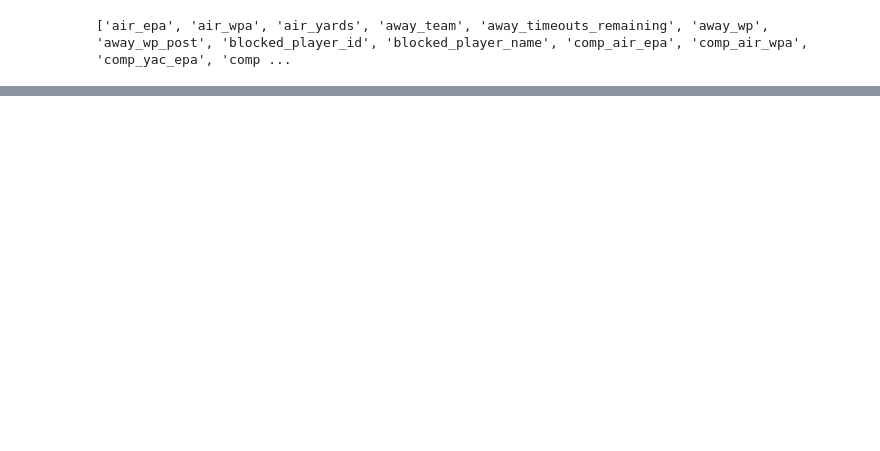
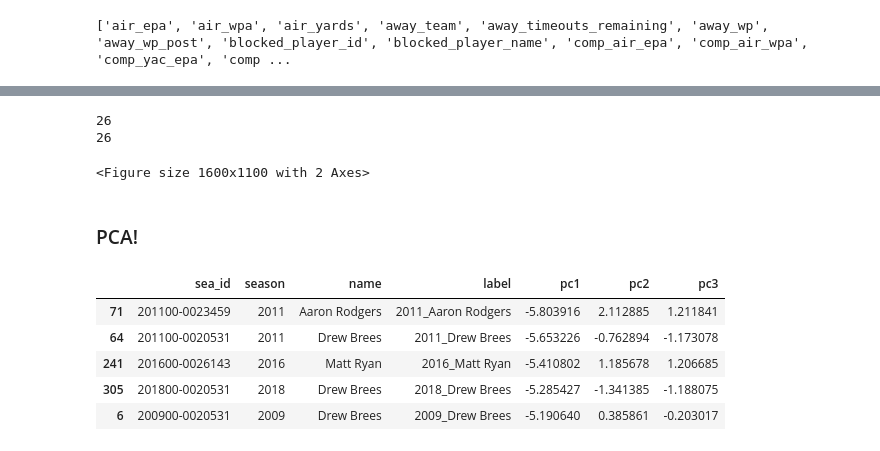
Before and after one commit to btatkinson/player_vectors, a Jupyter notebook: player_vectors.ipynb, the cells around one changed output, grey strips where cells are left out. Saved outputs shown, nothing was run; the diff lists cells and outputs as text; code cells hidden in the pictures; blank space fills up the shorter version.

```diff
--- a/player_vectors.ipynb
+++ b/player_vectors.ipynb
@@ -290,0 +314,37 @@ icay = qb_incomps.groupby(['sea_id'])['air_yards'].mean().reset_index
+# %%
+# merge in roster
+roster_merge = roster[['sea_id','age','height','weight','av']]
+gc = pd.merge(how='left',left=gc,right=roster_merge,on=['sea_id'])
+# %%
+import seaborn as sns
+import matplotlib.pyplot as plt
+
+# change gc column order
+print(len(list(gc)))
+cols = ['sea_id','age','height','weight','av',
+        'Dropbacks/G','EPA/D','SR/D','Comp/D','Incomp/D','TD/D','INT/D','Sack/D','Hit/D','Avg_WP',
+        'YPComp','aDOT','YAC','YPComp_Expl','YAC_Expl','AY_Expl','ICAY','YPC','Run_Exp','Run Att/G',
+        'Run WPA/G']
+gc = gc[cols]
+print(len(list(gc)))
+
+fig, ax = plt.subplots(figsize=(16, 11))
+
+#saleprice correlation matrix
+sns.heatmap(gc.corr(),
+            cmap='coolwarm',
+            annot=True,
+            fmt=".2f",
+            annot_kws={'size':10},
+            cbar=True,
+            square=False)
+
+plt.show()
+
+fig.savefig('./plots/QB_Heatmap.png', bbox_inches='tight')
+# %% [output]
+26
+26
+<Figure size 1600x1100 with 2 Axes>
+# %% [markdown]
+### PCA!
@@ -290,0 +380,33 @@ icay = qb_incomps.groupby(['sea_id'])['air_yards'].mean().reset_index
+# %%
+from sklearn.decomposition import PCA
+
+pca = PCA(n_components=3)
+principalComponents = pca.fit_transform(x)
+pca_df = pd.DataFrame(data = principalComponents
+             , columns = ['pc1', 'pc2', 'pc3'])
+
+pca_df = pd.concat([labels,pca_df],axis=1)
+
+# lead_pc1 = ['2011_Aaron Rodgers','2011_Drew Brees']
+# lead_pc2 = ['2013_Michael Vick', '2017_Deshaun Watson']
+# lead_pc3 = ['2014_Robert Griffin','2017_Drew Brees']
+
+pca_df = pca_df.sort_values(by='pc1',ascending=True).reset_index()
+
+# ar11 = pca_df[pca_df['label']=='2011_Aaron Rodgers'].index.values.astype(int)[0]
+# db11 = pca_df[pca_df['label']=='2011_Drew Brees'].index.values.astype(int)[0]
+# mv13 = pca_df[pca_df['label']=='2013_Michael Vick'].index.values.astype(int)[0]
+# dw17 = pca_df[pca_df['label']=='2017_Deshaun Watson'].index.values.astype(int)[0]
+# rg14 = pca_df[pca_df['label']=='2014_Robert Griffin'].index.values.astype(int)[0]
+# db17 = pca_df[pca_df['label']=='2017_Drew Brees'].index.values.astype(int)[0]
+
+# print([ar11,db11,mv13,dw17,rg14,db17])
+
+pca_df.head(5)
+# %% [output]
+|  | sea_id | season | name | label | pc1 | pc2 | pc3 |
+| 71 | 201100-0023459 | 2011 | Aaron Rodgers | 2011_Aaron Rodgers | -5.803916 | 2.112885 | 1.211841 |
+| 64 | 201100-0020531 | 2011 | Drew Brees | 2011_Drew Brees | -5.653226 | -0.762894 | -1.173078 |
+| 241 | 201600-0026143 | 2016 | Matt Ryan | 2016_Matt Ryan | -5.410802 | 1.185678 | 1.206685 |
+| 305 | 201800-0020531 | 2018 | Drew Brees | 2018_Drew Brees | -5.285427 | -1.341385 | -1.188075 |
+| 6 | 200900-0020531 | 2009 | Drew Brees | 2009_Drew Brees | -5.190640 | 0.385861 | -0.203017 |
```
Also changed, not shown: parts of 16 cells of this notebook, 1 other file.
